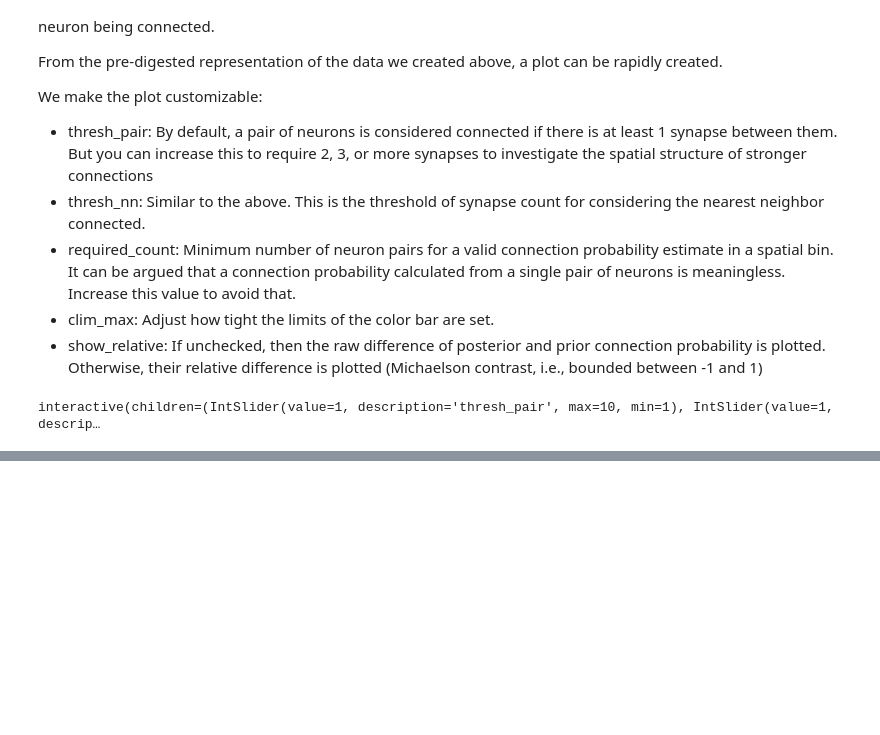
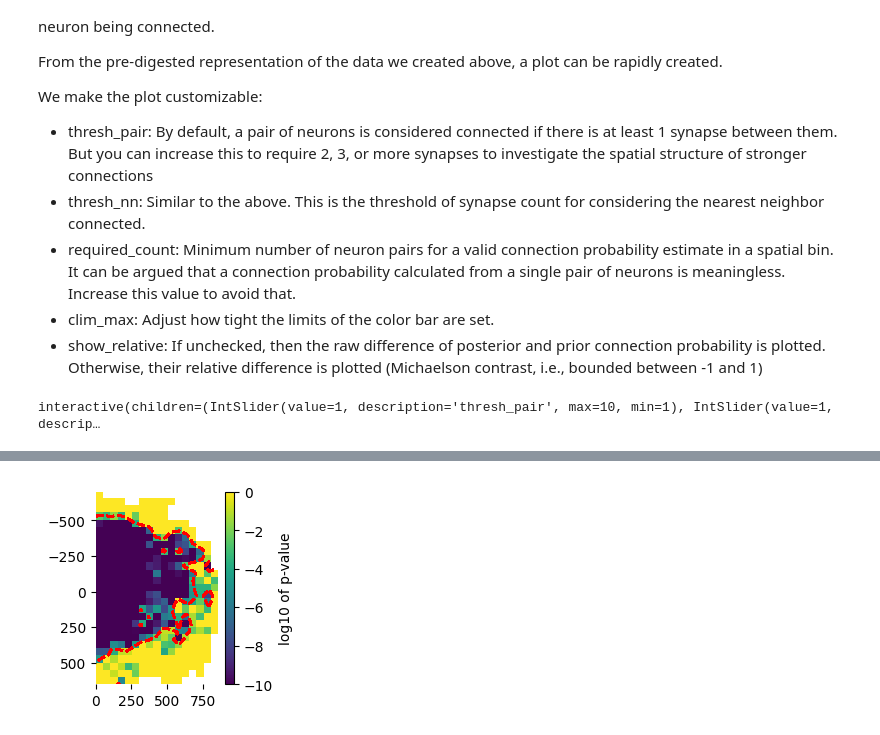
Before and after one commit to MWolfR/local_connectivity_model, a Jupyter notebook: src/Nearest neighbor 2d prob increase.ipynb, the cells around one changed output, grey strips where cells are left out. Cells and saved outputs as stored; diff of their text form; code cells hidden in the pictures; blank space fills up the shorter version.

```diff
--- a/src/Nearest neighbor 2d prob increase.ipynb
+++ b/src/Nearest neighbor 2d prob increase.ipynb
@@ -369,0 +496,24 @@ interactive(children=(IntSlider(value=1, description='thresh_pair', max=10, min=
+# %%
+from scipy.stats import binom
+p_thresh = 0.01
+min_log_p_displayed = -10
+n = count_nn
+p = prior_post["prior"][n.index]
+v = count_nn * prior_post["posterior"][n.index]
+
+p_values = pandas.Series(1 - binom(n, p).cdf(v - 1), index=n.index)
+I = p_values.unstack("xz")
+
+num_tests = (~I.isna()).sum().sum()
+adjusted_p = p_thresh / num_tests
+
+logI = numpy.log10(I)
+logI[(logI < min_log_p_displayed) | (I == 0)] = min_log_p_displayed
+
+fig = plt.figure(figsize=(2, 2.5))
+plt.imshow(logI, extent=make_extent(I))
+plt.gca().set_frame_on(False)
+plt.colorbar(label="log10 of p-value")
+plt.contour(logI.to_numpy()[::-1], levels=[numpy.log10(adjusted_p)], extent=make_extent(I), colors=["red"], antialiased=False)
+# %% [output]
+[figure, added]
```
Also changed, not shown: parts of 20 cells of this notebook, 1 other file.
